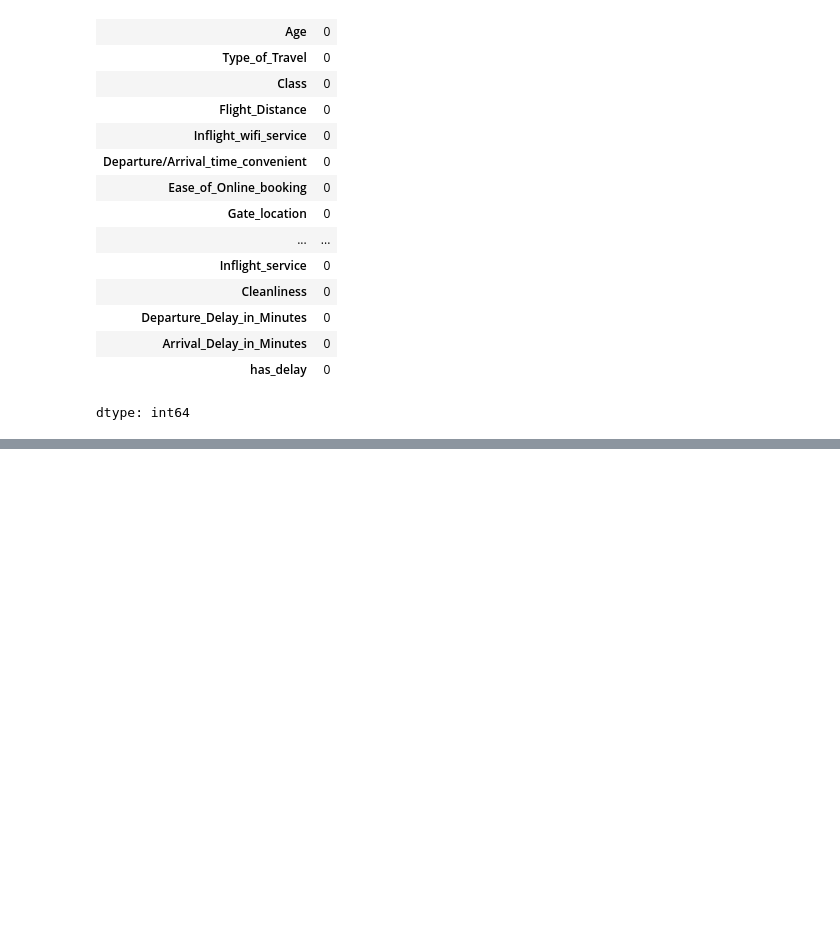
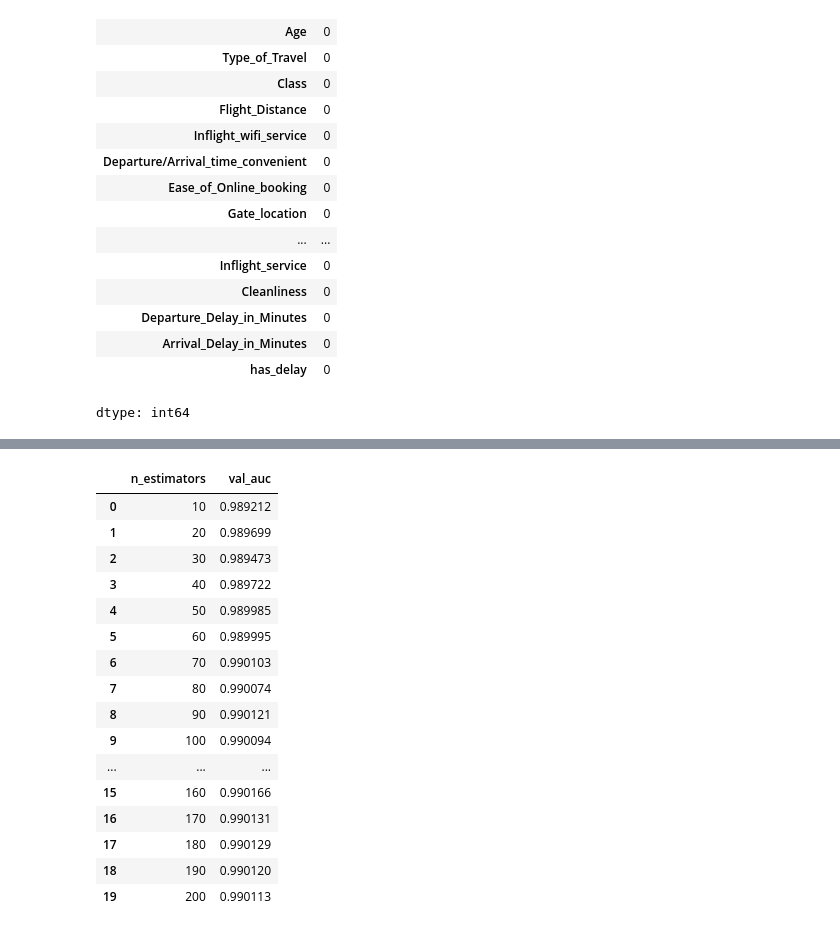
Before and after one commit to sjfjawe/Airline-Customer-Satisfaction-Prediction, a Jupyter notebook: notebook.ipynb, the cells around one changed output, grey strips where cells are left out. Saved outputs shown, nothing was run; the diff lists cells and outputs as text; code cells hidden in the pictures; blank space fills up the shorter version.

```diff
--- a/notebook.ipynb
+++ b/notebook.ipynb
@@ -764,0 +591,40 @@ C Value    | Validation Accuracy (Rounded to 3 digits)
+# %%
+from sklearn.ensemble import RandomForestClassifier
+from sklearn.metrics import roc_auc_score
+
+scores = []
+
+for n in range(10, 201, 10):
+    rf = RandomForestClassifier(
+        n_estimators=n,
+        max_depth=10,
+        min_samples_leaf=3,
+        random_state=1,
+        n_jobs=-1
+    )
+    rf.fit(x_train, y_train)
+
+    y_pred = rf.predict_proba(x_val)[:, 1]
+    auc = roc_auc_score(y_val, y_pred)
+    scores.append((n, auc))
+
+df_scores = pd.DataFrame(scores, columns=['n_estimators', 'val_auc'])
+df_scores
+# %% [output]
+|  | n_estimators | val_auc |
+| 0 | 10 | 0.989212 |
+| 1 | 20 | 0.989699 |
+| 2 | 30 | 0.989473 |
+| 3 | 40 | 0.989722 |
+| 4 | 50 | 0.989985 |
+| 5 | 60 | 0.989995 |
+| 6 | 70 | 0.990103 |
+| 7 | 80 | 0.990074 |
+| 8 | 90 | 0.990121 |
+| 9 | 100 | 0.990094 |
+| ... | ... | ... |
+| 15 | 160 | 0.990166 |
+| 16 | 170 | 0.990131 |
+| 17 | 180 | 0.990129 |
+| 18 | 190 | 0.990120 |
+| 19 | 200 | 0.990113 |
```
Also changed, not shown: parts of 26 cells of this notebook.
